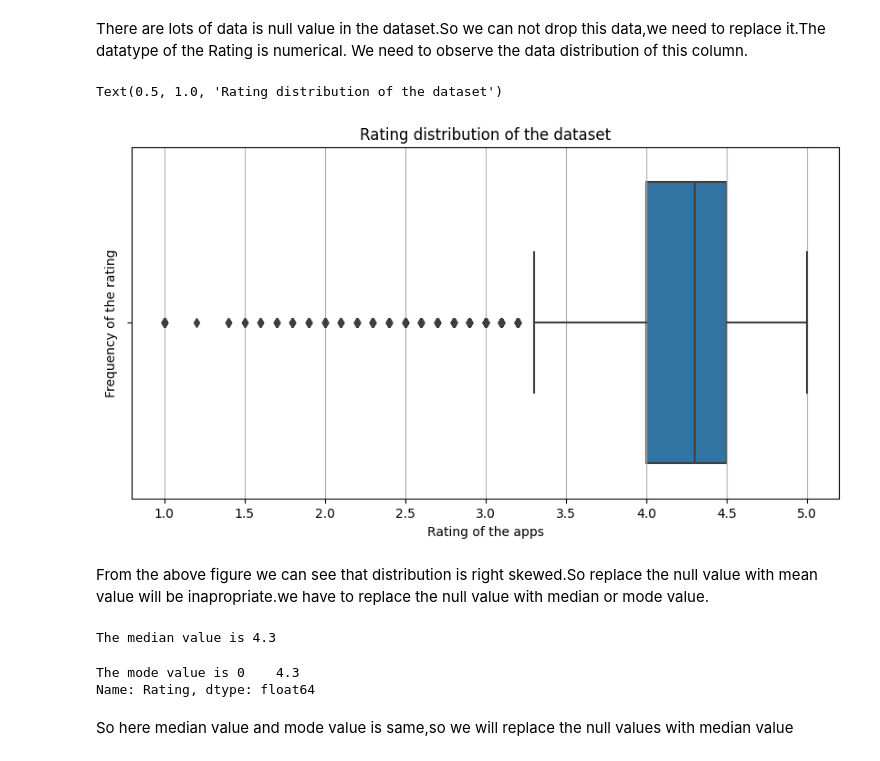
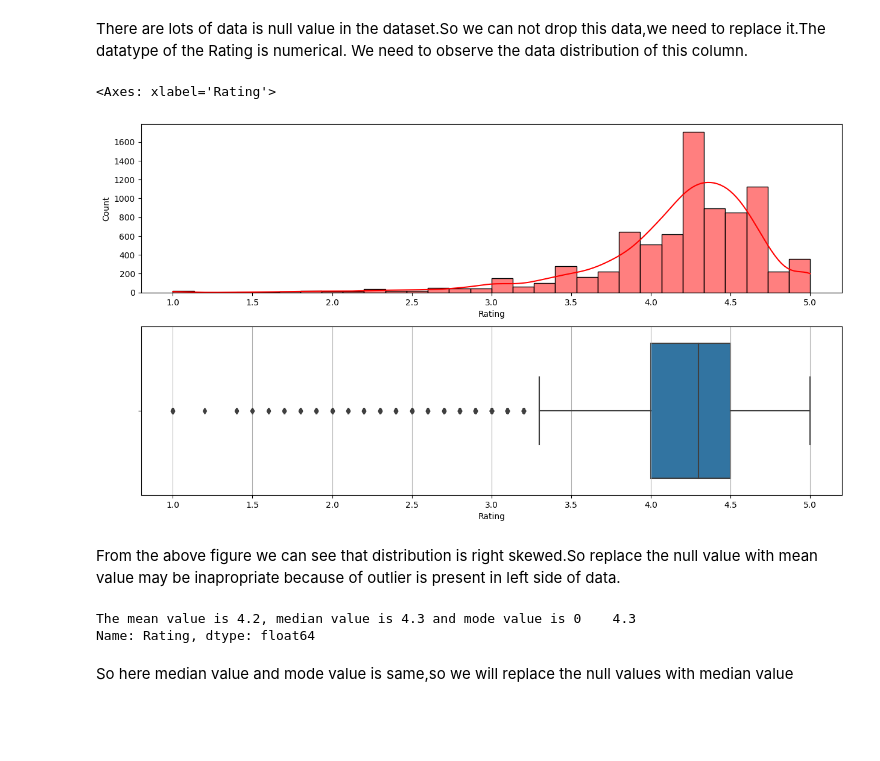
Before and after one commit to sabitendu/EDA-Capstone-Project-on-Play-Store-App-Review-Analysis, a Jupyter notebook: playstore_app_review_analysis.ipynb, the cells around one changed output. Saved outputs shown, nothing was run; the diff lists cells and outputs as text; code cells hidden in the pictures; blank space fills up the shorter version.

```diff
--- a/playstore_app_review_analysis.ipynb
+++ b/playstore_app_review_analysis.ipynb
@@ -531,31 +531,25 @@ df_ps[(df_ps['Rating']>5)]
 # %% [markdown]
 There are lots of data is null value in the dataset.So we can not drop this data,we need to replace it.The datatype of the Rating is numerical. We need to observe the data distribution of this column.
 # %%
-#try to understand the distribution of the data with distplot and boxplot
-fig, ax = plt.subplots(1, figsize=(10,5))
+#try to understand the distribution of the data with histplot and boxplot
+fig, ax = plt.subplots(2,1, figsize=(15,8))
 plt.grid()
-sns.boxplot(x=df_ps['Rating'],data=df_ps)
-plt.xlabel('Rating of the apps')
-plt.ylabel('Frequency of the rating')
-plt.title('Rating distribution of the dataset')
+sns.histplot(df_ps['Rating'], color ='red', bins = 30,kde=True,ax=ax[0])
+sns.boxplot(x=df_ps['Rating'],data=df_ps,ax=ax[1])
 # %% [output]
-Text(0.5, 1.0, 'Rating distribution of the dataset')
+<Axes: xlabel='Rating'>
-[figure, old version]
+[figure, new version]
 # %% [markdown]
-From the above figure we can see that distribution is right skewed.So replace the null value with mean value will be inapropriate.we have to replace the null value with median or mode value.
+From the above figure we can see that distribution is right skewed.So replace the null value with mean value may be inapropriate because of outlier is present in left side of data.
 # %%
-#find the median value of the rating column
+#find the mean,median and mode value of the rating column
+mean_value=round(df_ps[~df_ps['Rating'].isnull()].Rating.mean(),1)
 median_value=df_ps[~df_ps['Rating'].isnull()].Rating.median()
-print(f"The median value is {median_value}")
+mode_value=df_ps['Rating'].mode()
+print(f"The mean value is {mean_value}, median value is {median_value} and mode value is {mode_value}")
 # %% [output]
-The median value is 4.3
+The mean value is 4.2, median value is 4.3 and mode value is 0    4.3
+Name: Rating, dtype: float64
-# %%
-#find the mode of the rating coumn
-mode_value=df_ps['Rating'].mode()
-print(f"The mode value is {mode_value}")
-# %% [output]
-The mode value is 0    4.3
-Name: Rating, dtype: float64
 # %% [markdown]
 So here median value and mode value is same,so we will replace the null values with median value
 # %%
```
Also changed, not shown: parts of 17 cells of this notebook.
